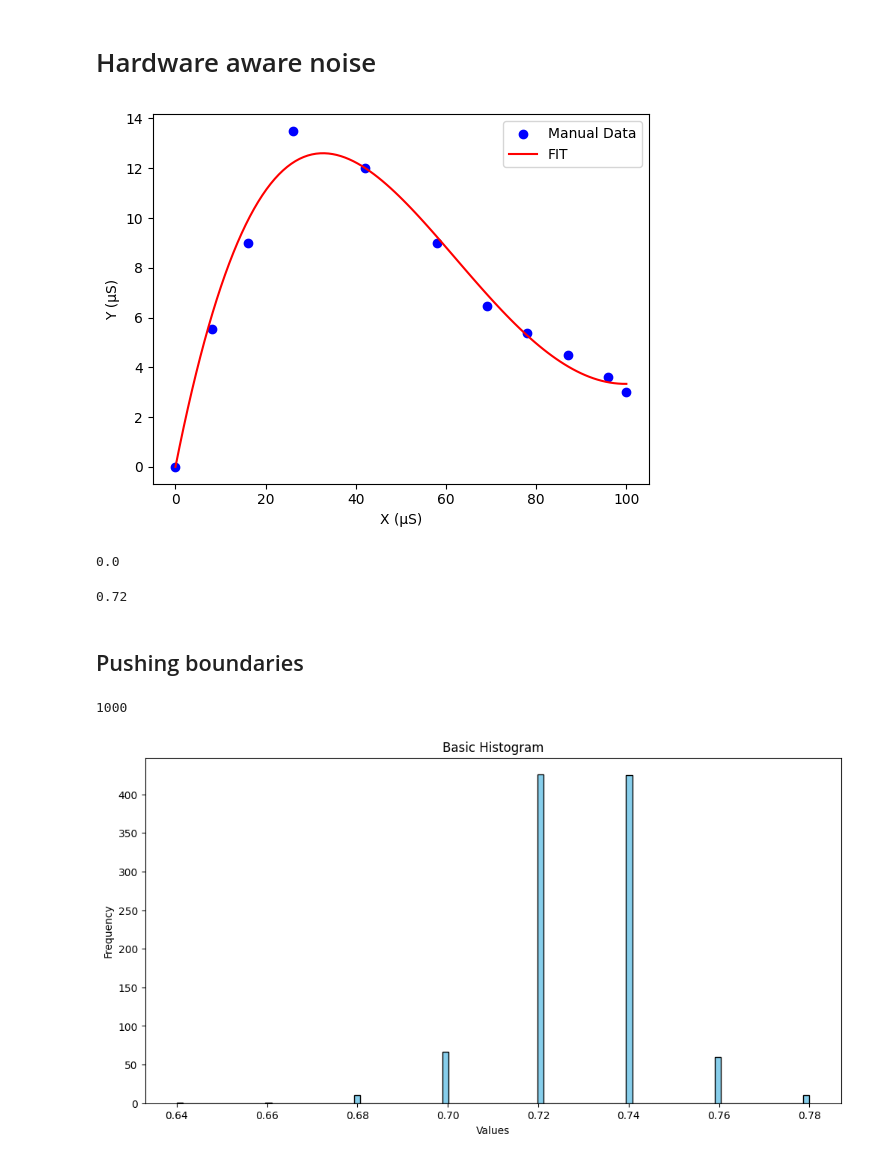
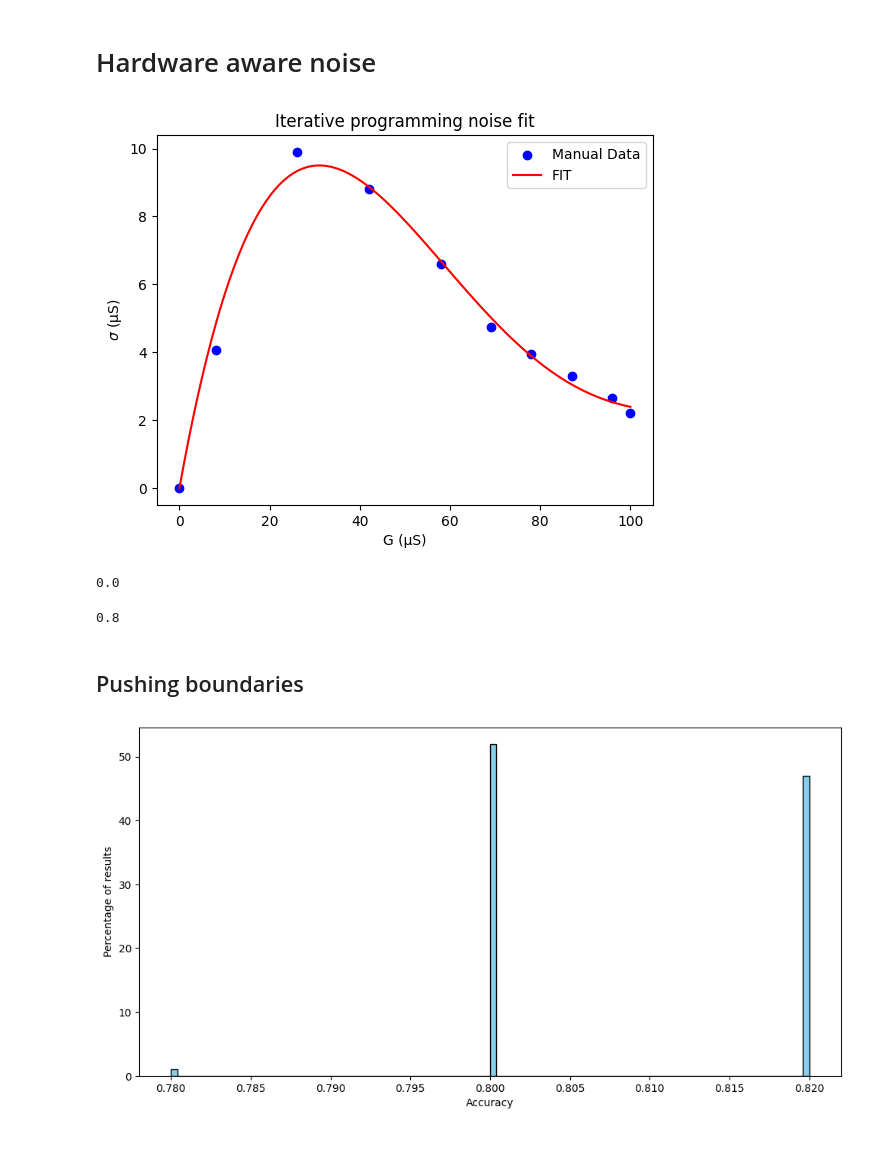
Before and after one commit to guduart02sa/ResistiveMemoryImageRecognition, a Jupyter notebook: Part3.ipynb, the cells around one changed output. Saved outputs shown, nothing was run; the diff lists cells and outputs as text; code cells hidden in the pictures.

```diff
--- a/Part3.ipynb
+++ b/Part3.ipynb
@@ -98,7 +98,7 @@ acc_vec = []
 acc_vec_train = []
 loss_vec = []
 
-for i in range(1500):
+for i in range(720):
     # Forward pass
     Z1 = V @ train_set_x_flatten  # Linear transformation for hidden layer
     H = np.maximum(0, Z1)  # ReLU activation
@@ -128,9 +128,7 @@ for i in range(1500):
     test_acc = calculate_accuracy_2(A_test,test_set_y)
     acc_vec.append(test_acc)
 
-    #if(test_acc >= 0.80 and i>720):
-    #    print(f"Test Accuracy: {test_acc:.4f}","iteration: ",i)
-    #    break
+
 
     # Compute BCE loss (add epsilon to avoid log(0))
     epsilon = 1e-9
@@ -152,11 +150,6 @@ ax1.set_ylabel('Accuracy', color='b')
 ax1.tick_params(axis='y', labelcolor='b')
 ax1.legend(loc='upper left')
 
-ax2 = ax1.twinx()
-ax2.plot(range(len(loss_vec)), loss_vec, 'g-', label='BCE Loss')
-ax2.set_ylabel('Loss', color='g')
-ax2.tick_params(axis='y', labelcolor='g')
-ax2.legend(loc='upper right')
 
 plt.title('Accuracy and Loss vs Iteration Number')
 plt.grid(True)
@@ -398,8 +386,8 @@ plt.show()
 # %% [markdown]
 # Hardware aware noise
 # %%
-x = [0,8,16,26,42,58,69,78,87,96,100]
-y = [0,3.7,6,9,8,6,4.3,3.6,3,2.4,2]
+x = [0,8,26,42,58,69,78,87,96,100]
+y = [0,3.7,9,8,6,4.3,3.6,3,2.4,2]
 
 #x = [0,8,16,26,42,58,69,78,87,96,100]
 #y = [16,12.5,11,9,8,6,4.3,3.6,3,2.4,2]
@@ -407,7 +395,7 @@ y = [0,3.7,6,9,8,6,4.3,3.6,3,2.4,2]
 
 x = np.multiply(x, 1E-6)
 y = np.multiply(y, 1E-6)
-y = np.multiply(y, 1.5)
+y = np.multiply(y, 1.1)
 
 # Fit polynomial without constant term (y = a x^4 + b x^3 + c x^2 + d x)
 A = np.column_stack([x**4, x**3, x**2, x])  # Design matrix
@@ -423,13 +411,14 @@ y_fit = poly_func(x_fit)
 
 plt.scatter(x*1E6, y*1E6, color='blue', label='Manual Data')
 plt.plot(x_fit*1E6, y_fit*1E6, color='red', label=f'FIT')
-plt.xlabel("X (µS)")
-plt.ylabel("Y (µS)")
+plt.title('Iterative programming noise fit')
+plt.xlabel("G (µS)")
+plt.ylabel("$\sigma$ (µS)")
 plt.legend()
 plt.show()
 print(poly_func(0))
 # %% [output]
-[figure, old version]
+[figure, new version]
 0.0
 # %%
 def noise_adding_fit(Gplus, Gminus):
@@ -461,7 +450,7 @@ Gminus_noisy_fit_W = np.clip(Gminus_noisy_fit_W,0,110e-6)
 A_out_fit = memres_inf(test_set_x_flatten_test, Gplus_noisy_fit_H, Gminus_noisy_fit_H,Gplus_noisy_fit_W,Gminus_noisy_fit_W)
 print(calculate_accuracy_2(A_out_fit,test_set_y))
 # %% [output]
-0.72
+0.8
 # %% [markdown]
 ## Pushing boundaries
 # %%
@@ -494,9 +483,9 @@ def process_iteration(i, Gplus_noise_free_W, Gminus_noise_free_W,
 
 def parallel_process(Gplus_noise_free_W, Gminus_noise_free_W,
                     Gplus_noise_free_H, Gminus_noise_free_H,
-                    test_set_x_flatten_test, test_set_y, num_iterations=1000, n_jobs=-1):
+                    test_set_x_flatten_test, test_set_y, num_iterations=100, n_jobs=-1):
     # Execute parallel processing with joblib
-    acc = Parallel(n_jobs=n_jobs, verbose=0)(
+    acc_iterative = Parallel(n_jobs=n_jobs, verbose=0)(
         delayed(process_iteration)(
             i, Gplus_noise_free_W, Gminus_noise_free_W,
             Gplus_noise_free_H, Gminus_noise_free_H,
@@ -504,24 +493,21 @@ def parallel_process(Gplus_noise_free_W, Gminus_noise_free_W,
         ) for i in range(num_iterations)
     )
 
-    return acc
+    return acc_iterative
 
 # Usage example:
 if __name__ == '__main__':
-    acc = parallel_process(Gplus_noise_free_W, Gminus_noise_free_W,
+    acc_iterative = parallel_process(Gplus_noise_free_W, Gminus_noise_free_W,
                          Gplus_noise_free_H, Gminus_noise_free_H,
                          test_set_x_flatten_test, test_set_y)
 # %%
-print(size(acc))
 plt.figure(figsize=(12, 6))
-plt.hist(acc, bins=100, color='skyblue', edgecolor='black')
+plt.hist(acc_iterative, bins=100, color='skyblue', edgecolor='black',density = False)
 
-plt.xlabel('Values')
-plt.ylabel('Frequency')
-plt.title('Basic Histogram')
+plt.xlabel('Accuracy')
+plt.ylabel('Percentage of results')
 
 # Display the plot
 plt.show()
 # %% [output]
-1000
-[figure, old version]
+[figure, new version]
```
Also changed, not shown: parts of 14 cells of this notebook, 1 other file.
